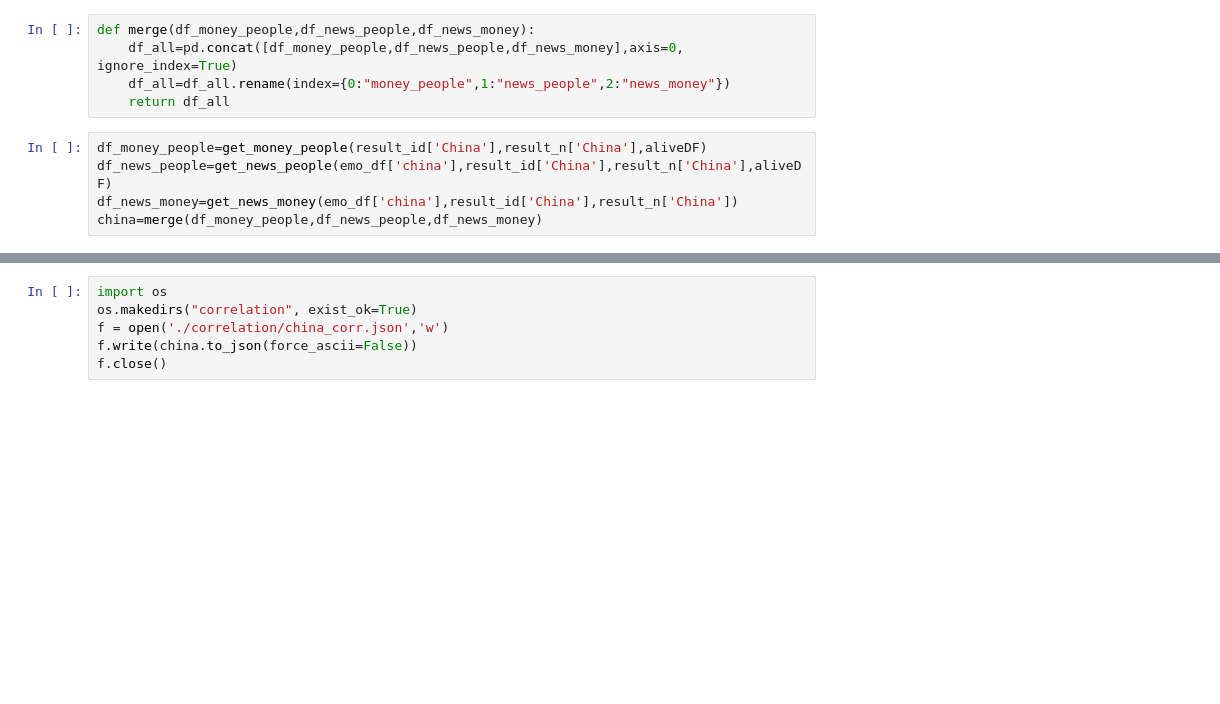
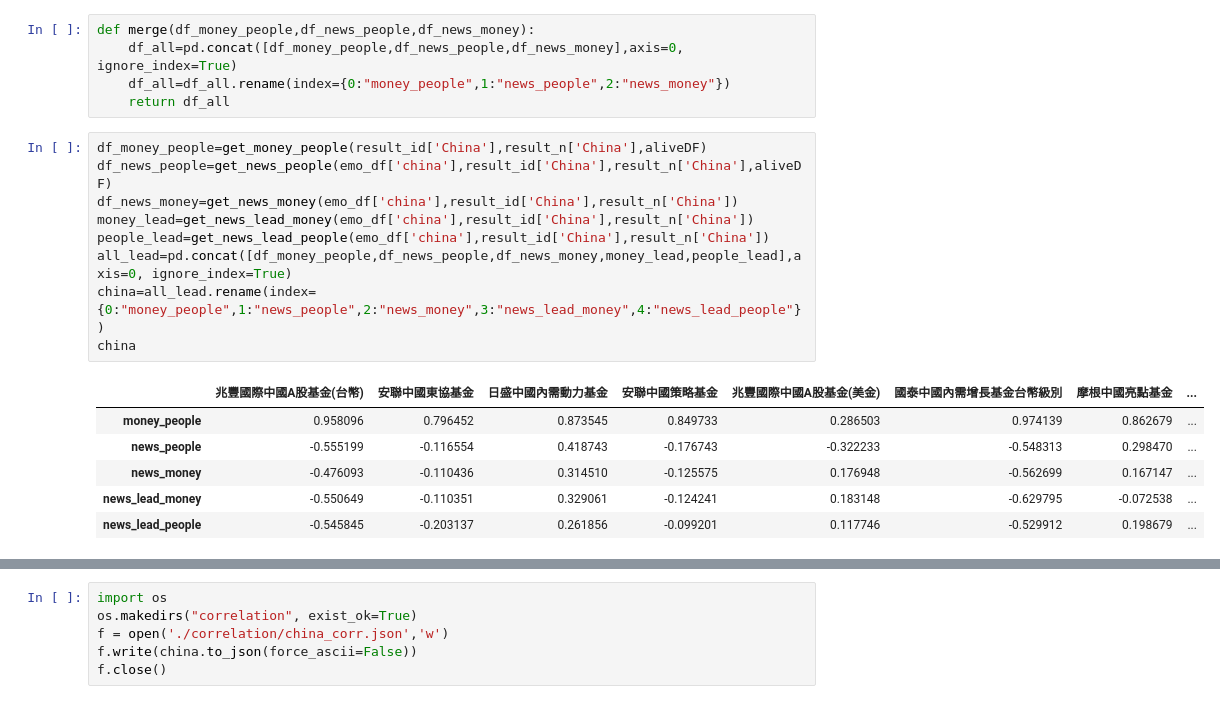
Before and after one commit to Jtrue27/Fintech-TM-ML, a Jupyter notebook: 定期定額資料爬蟲/data_preprocessing.ipynb, the cells around one changed output, grey strips where cells are left out. Saved outputs shown, nothing was run; the diff lists cells and outputs as text; blank space fills up the shorter version.

```diff
--- a/定期定額資料爬蟲/data_preprocessing.ipynb
+++ b/定期定額資料爬蟲/data_preprocessing.ipynb
@@ -628,8 +745,19 @@ def merge(df_money_people,df_news_people,df_news_money):
 # %%
 df_money_people=get_money_people(result_id['China'],result_n['China'],aliveDF)
 df_news_people=get_news_people(emo_df['china'],result_id['China'],result_n['China'],aliveDF)
 df_news_money=get_news_money(emo_df['china'],result_id['China'],result_n['China'])
-china=merge(df_money_people,df_news_people,df_news_money)
+money_lead=get_news_lead_money(emo_df['china'],result_id['China'],result_n['China'])
+people_lead=get_news_lead_people(emo_df['china'],result_id['China'],result_n['China'])
+all_lead=pd.concat([df_money_people,df_news_people,df_news_money,money_lead,people_lead],axis=0, ignore_index=True)
+china=all_lead.rename(index={0:"money_people",1:"news_people",2:"news_money",3:"news_lead_money",4:"news_lead_people"})
+china
+# %% [output]
+|  | 兆豐國際中國A股基金(台幣) | 安聯中國東協基金 | 日盛中國內需動力基金 | 安聯中國策略基金 | 兆豐國際中國A股基金(美金) | 國泰中國內需增長基金台幣級別 | 摩根中國亮點基金 | ... |
+| money_people | 0.958096 | 0.796452 | 0.873545 | 0.849733 | 0.286503 | 0.974139 | 0.862679 | ... |
+| news_people | -0.555199 | -0.116554 | 0.418743 | -0.176743 | -0.322233 | -0.548313 | 0.298470 | ... |
+| news_money | -0.476093 | -0.110436 | 0.314510 | -0.125575 | 0.176948 | -0.562699 | 0.167147 | ... |
+| news_lead_money | -0.550649 | -0.110351 | 0.329061 | -0.124241 | 0.183148 | -0.629795 | -0.072538 | ... |
+| news_lead_people | -0.545845 | -0.203137 | 0.261856 | -0.099201 | 0.117746 | -0.529912 | 0.198679 | ... |
 # %%
 russia_money_people=get_money_people(result_id['Russia'],result_n['Russia'],aliveDF)
 russia_news_money=get_news_money(emo_df['russia'],result_id['Russia'],result_n['Russia'])
```
Also changed, not shown: parts of 14 cells of this notebook, 6 other files.
